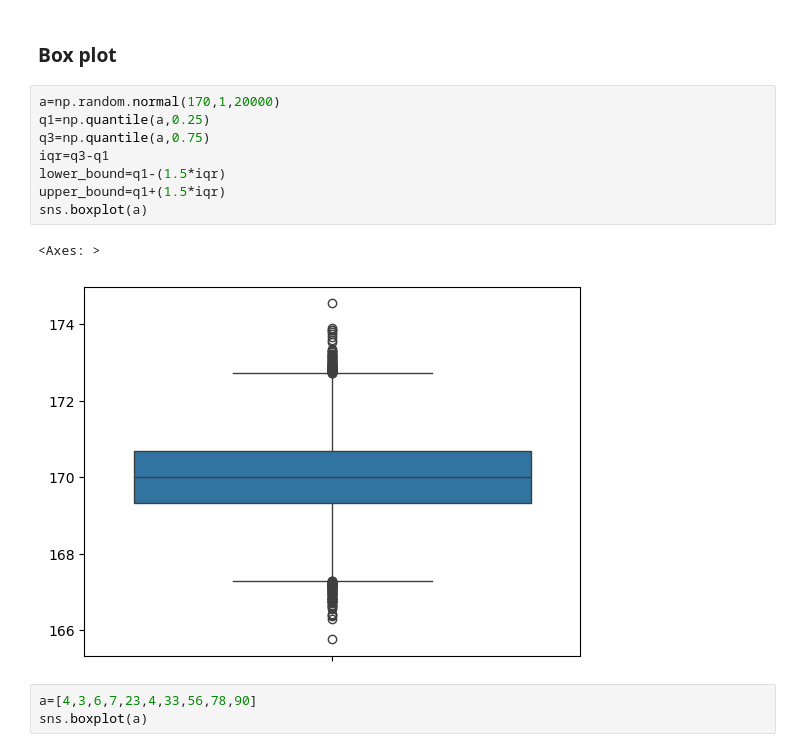
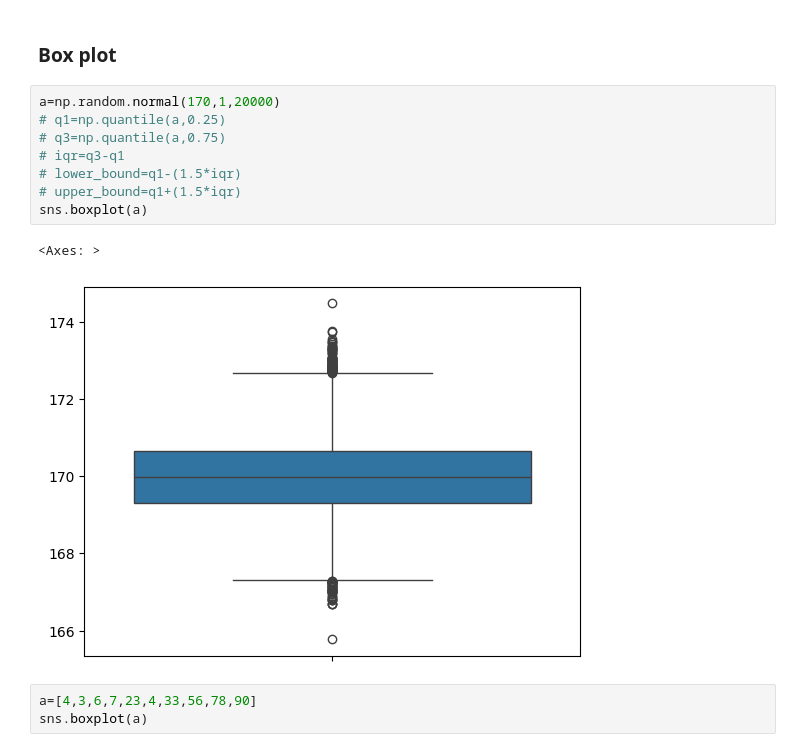
Before and after one commit to JYOTHY-DAS/Data-Analysis-Class-Notes, a Jupyter notebook: Feature_Engineering_Notes.ipynb, the cells around one changed output. Saved outputs shown, nothing was run; the diff lists cells and outputs as text.

```diff
--- a/Feature_Engineering_Notes.ipynb
+++ b/Feature_Engineering_Notes.ipynb
@@ -275,15 +281,15 @@ sns.heatmap(heat_data)
 ### Box plot
 # %%
 a=np.random.normal(170,1,20000)
-q1=np.quantile(a,0.25)
-q3=np.quantile(a,0.75)
-iqr=q3-q1
-lower_bound=q1-(1.5*iqr)
-upper_bound=q1+(1.5*iqr)
+# q1=np.quantile(a,0.25)
+# q3=np.quantile(a,0.75)
+# iqr=q3-q1
+# lower_bound=q1-(1.5*iqr)
+# upper_bound=q1+(1.5*iqr)
 sns.boxplot(a)
 # %% [output]
 <Axes: >
-[figure, old version]
+[figure, new version]
 # %%
 a=[4,3,6,7,23,4,33,56,78,90]
 sns.boxplot(a)
```
Also changed, not shown: parts of 15 cells of this notebook.
